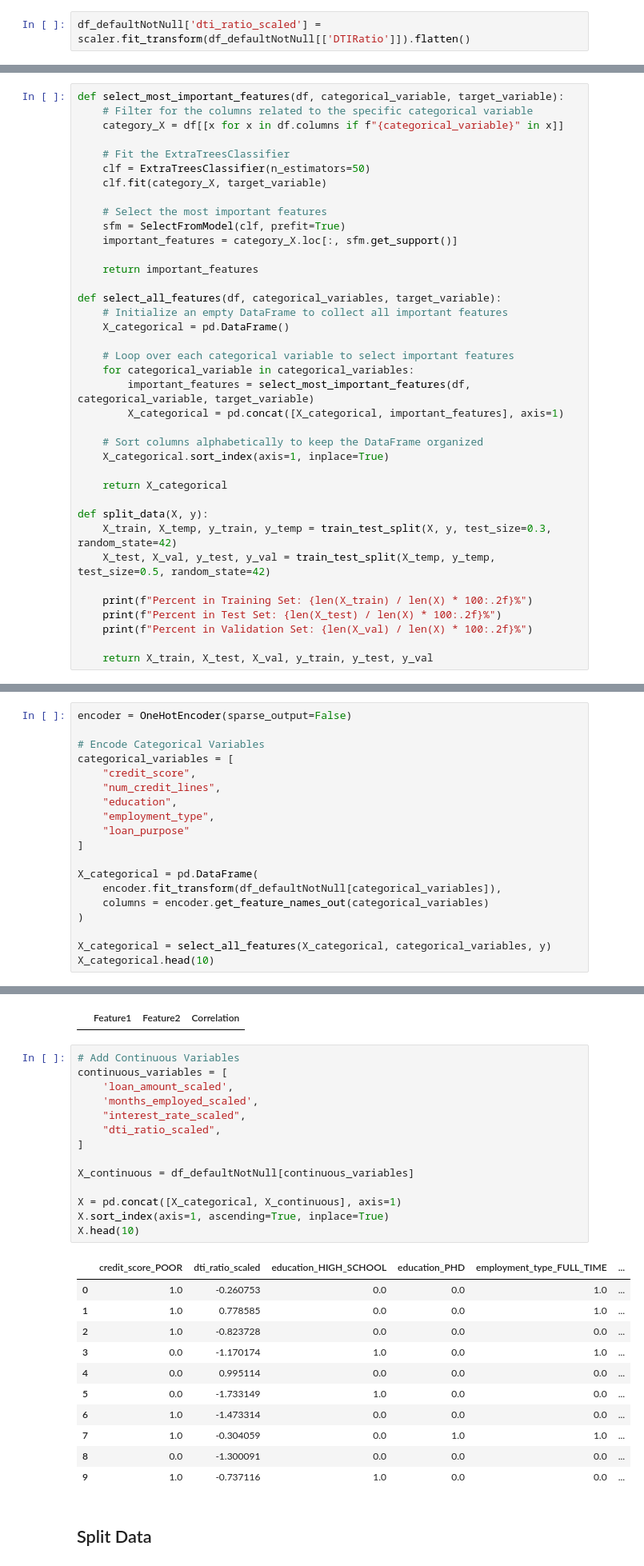
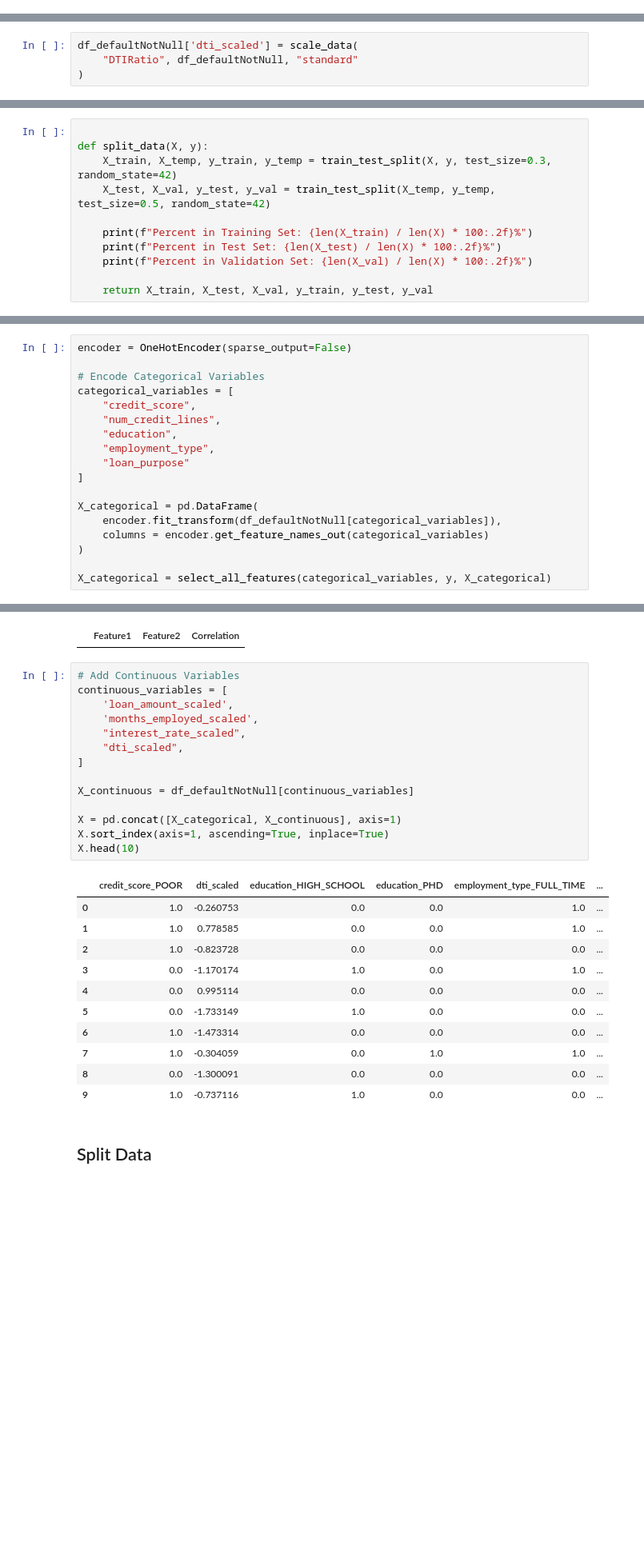
Before and after one commit to christopheragonzales/portfolio, a Jupyter notebook: loan_default_predictions/loan_default_prediction.ipynb, the cells around one changed output, grey strips where cells are left out. Shown: that part at 80% size. Cells and saved outputs as stored; diff of their text form; blank space fills up the shorter version.

```diff
--- a/loan_default_predictions/loan_default_prediction.ipynb
+++ b/loan_default_predictions/loan_default_prediction.ipynb
@@ -454,5 +419,3 @@ min           0.100000
 75%           0.700000
 max           0.900000
 Name: DTIRatio, dtype: float64
-# %%
-df_defaultNotNull['dti_ratio_scaled'] = scaler.fit_transform(df_defaultNotNull[['DTIRatio']]).flatten()
@@ -462,0 +422,4 @@ generate_boxplot(df_defaultNotNull, 'dti_ratio_scaled')
+# %%
+df_defaultNotNull['dti_scaled'] = scale_data(
+    "DTIRatio", df_defaultNotNull, "standard"
+)
@@ -465,33 +438,6 @@ generate_boxplot(df_defaultNotNull, 'dti_ratio_scaled')
 # %% [markdown]
 ### Functions
 # %%
-def select_most_important_features(df, categorical_variable, target_variable):
-    # Filter for the columns related to the specific categorical variable
-    category_X = df[[x for x in df.columns if f"{categorical_variable}" in x]]
-
-    # Fit the ExtraTreesClassifier
-    clf = ExtraTreesClassifier(n_estimators=50)
-    clf.fit(category_X, target_variable)
-
-    # Select the most important features
-    sfm = SelectFromModel(clf, prefit=True)
-    important_features = category_X.loc[:, sfm.get_support()]
-
-    return important_features
-
-def select_all_features(df, categorical_variables, target_variable):
-    # Initialize an empty DataFrame to collect all important features
-    X_categorical = pd.DataFrame()
-
-    # Loop over each categorical variable to select important features
-    for categorical_variable in categorical_variables:
-        important_features = select_most_important_features(df, categorical_variable, target_variable)
-        X_categorical = pd.concat([X_categorical, important_features], axis=1)
-
-    # Sort columns alphabetically to keep the DataFrame organized
-    X_categorical.sort_index(axis=1, inplace=True)
-
-    return X_categorical
 
 def split_data(X, y):
     X_train, X_temp, y_train, y_temp = train_test_split(X, y, test_size=0.3, random_state=42)
@@ -525,5 +471,4 @@ X_categorical = pd.DataFrame(
     columns = encoder.get_feature_names_out(categorical_variables)
 )
 
-X_categorical = select_all_features(X_categorical, categorical_variables, y)
-X_categorical.head(10)
+X_categorical = select_all_features(categorical_variables, y, X_categorical)
@@ -575,19 +522,19 @@ filtered_unstacked_matrix
 # %%
 # Add Continuous Variables
 continuous_variables = [
     'loan_amount_scaled',
     'months_employed_scaled',
     "interest_rate_scaled",
-    "dti_ratio_scaled",
+    "dti_scaled",
 ]
 
 X_continuous = df_defaultNotNull[continuous_variables]
 
 X = pd.concat([X_categorical, X_continuous], axis=1)
 X.sort_index(axis=1, ascending=True, inplace=True)
 X.head(10)
 # %% [output]
-|  | credit_score_POOR | dti_ratio_scaled | education_HIGH_SCHOOL | education_PHD | employment_type_FULL_TIME | ... |
+|  | credit_score_POOR | dti_scaled | education_HIGH_SCHOOL | education_PHD | employment_type_FULL_TIME | ... |
 | 0 | 1.0 | -0.260753 | 0.0 | 0.0 | 1.0 | ... |
 | 1 | 1.0 | 0.778585 | 0.0 | 0.0 | 1.0 | ... |
 | 2 | 1.0 | -0.823728 | 0.0 | 0.0 | 0.0 | ... |
```
Also changed, not shown: parts of 41 cells of this notebook, 18 other files.
